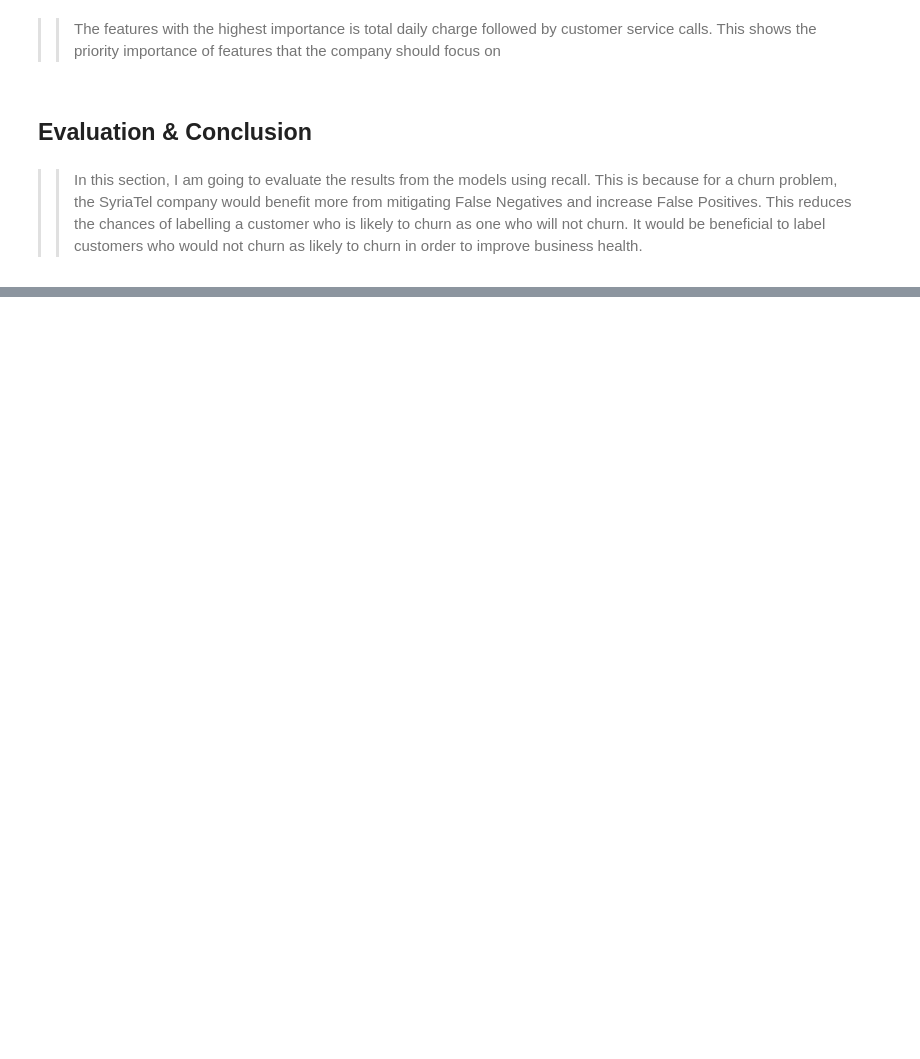
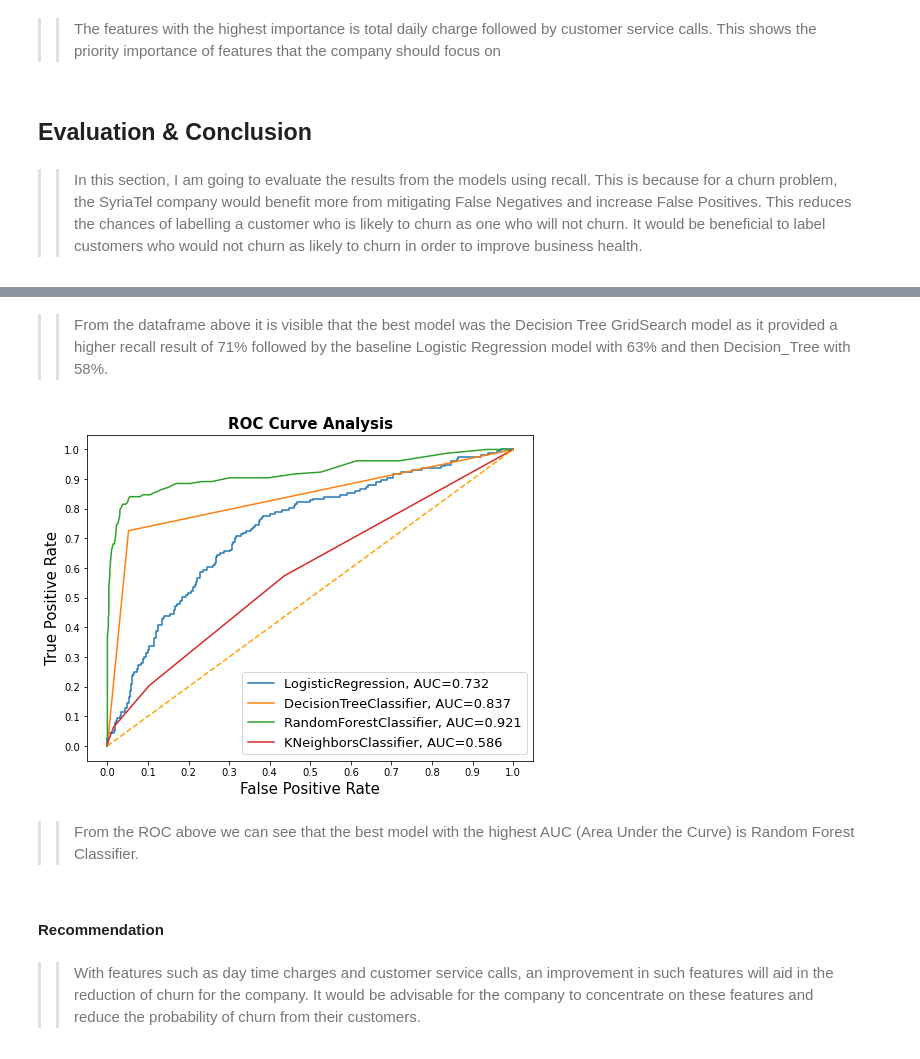
Before and after one commit to paulngatia/CHURN-ANALYSIS, a Jupyter notebook: notebook.ipynb, the cells around one changed output, grey strips where cells are left out. Saved outputs shown, nothing was run; the diff lists cells and outputs as text; code cells hidden in the pictures; blank space fills up the shorter version.

```diff
--- a/notebook.ipynb
+++ b/notebook.ipynb
@@ -737,0 +757,64 @@ def results(model):
+# %% [markdown]
+>> From the dataframe above it is visible that the best model was the Decision Tree GridSearch model as it provided a higher recall result of 71% followed by the baseline Logistic Regression model with 63% and then Decision_Tree with 58%.
+# %%
+# Reviewing results using ROC-AUC curves
+classifiers = [LogisticRegression(),
+               DecisionTreeClassifier(),
+               RandomForestClassifier(),
+               KNeighborsClassifier()]
+
+# Create an empty DataFrame to store the results
+result_table = pd.DataFrame(columns=['classifiers', 'fpr', 'tpr', 'auc'])
+
+# Train the models and record the results
+for cls in classifiers:
+    model = cls.fit(X_train, y_train)
+    y_proba = model.predict_proba(X_test)[:, 1]
+
+    fpr, tpr, _ = roc_curve(y_test, y_proba)
+    auc = roc_auc_score(y_test, y_proba)
+
+    # Create a single-row DataFrame for the current classifier's metrics
+    row = pd.DataFrame([{
+        'classifiers': cls.__class__.__name__,
+        'fpr': fpr,
+        'tpr': tpr,
+        'auc': auc
+
+}])
+
+    # Concatenate the new row to result_table
+    result_table = pd.concat([result_table, row], ignore_index=True)
+
+
+
+# Set the classifiers' names as index labels
+result_table.set_index('classifiers', inplace=True)
+
+fig = plt.figure(figsize=(8, 6))
+
+for i in result_table.index:
+    plt.plot(result_table.loc[i]['fpr'],
+             result_table.loc[i]['tpr'],
+             label="{}, AUC={:.3f}".format(i, result_table.loc[i]['auc']))
+
+plt.plot([0, 1], [0, 1], color='orange', linestyle='--')
+
+plt.xticks(np.arange(0.0, 1.1, step=0.1))
+plt.xlabel("False Positive Rate", fontsize=15)
+
+plt.yticks(np.arange(0.0, 1.1, step=0.1))
+plt.ylabel("True Positive Rate", fontsize=15)
+
+plt.title('ROC Curve Analysis', fontweight='bold', fontsize=15)
+plt.legend(prop={'size': 13}, loc='lower right')
+
+plt.show()
+# %% [output]
+[figure, added]
+# %% [markdown]
+>> From the ROC above we can see that the best model with the highest AUC (Area Under the Curve) is Random Forest Classifier.
+# %% [markdown]
+#### Recommendation
+# %% [markdown]
+>> With features such as day time charges and customer service calls, an improvement in such features will aid in the reduction of churn for the company. It would be advisable for the company to concentrate on these features and reduce the probability of churn from their customers.
```
Also changed, not shown: parts of 11 cells of this notebook.
